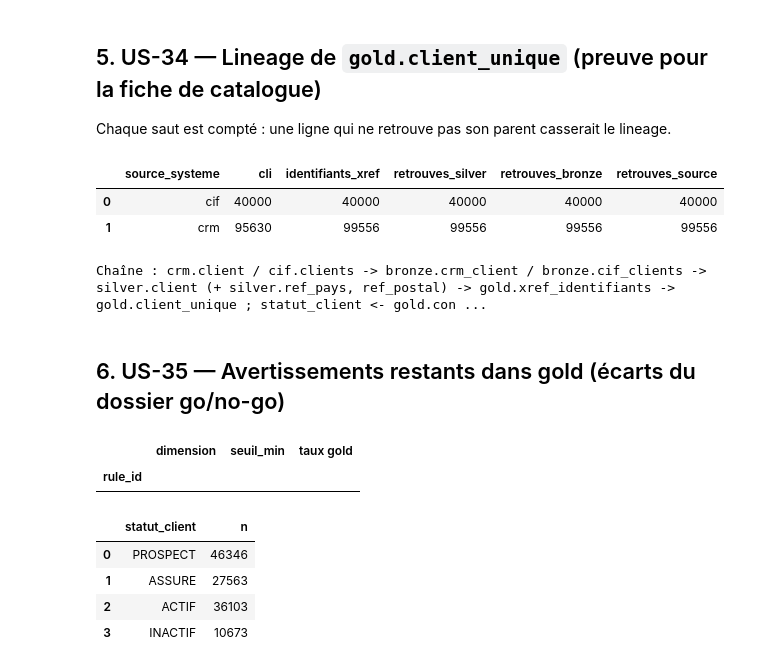
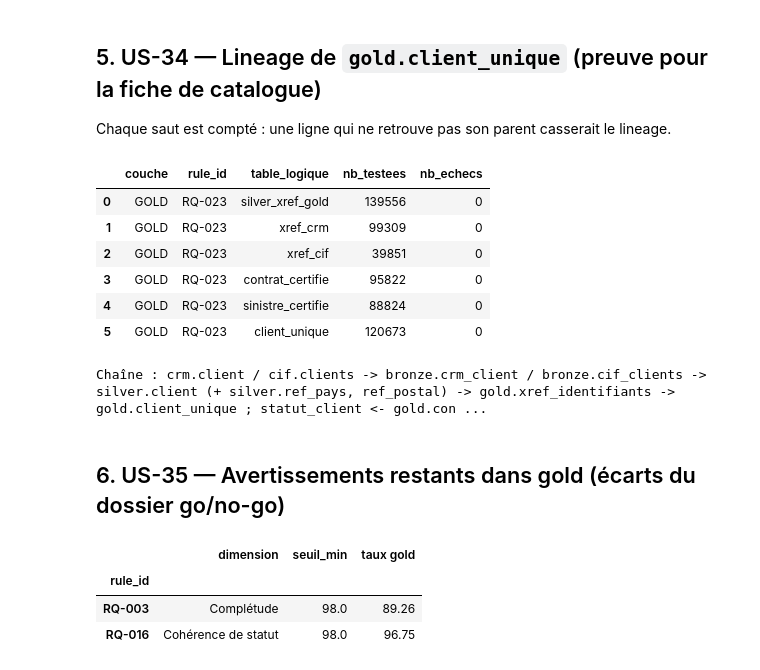
Before and after one commit to ruthabebeneg/td-qualite-g02, a Jupyter notebook: notebooks/S5_data_steward.ipynb, the cells around one changed output. Cells and saved outputs as stored; diff of their text form; code cells hidden in the pictures.

```diff
--- a/notebooks/S5_data_steward.ipynb
+++ b/notebooks/S5_data_steward.ipynb
@@ -23,12 +46,16 @@ print(len(regles), "règles au catalogue | lot", LOT)
 Pour chaque règle : dernière mesure de chaque table, agrégée par couche (lignes testées et échecs additionnés).
 « descend » = le taux baisse d'une couche à la suivante : chaque baisse doit être expliquée (section 2).
 # %%
-h = q("""SELECT h.couche, h.rule_id, h.table_cible, h.nb_testees, h.nb_echecs
-         FROM dq.dq_history h
-         JOIN (SELECT couche, rule_id, table_cible, MAX(mesure_le) m FROM dq.dq_history WHERE batch_id=:lot
-               GROUP BY couche, rule_id, table_cible) d
-           ON d.couche=h.couche AND d.rule_id=h.rule_id AND d.table_cible=h.table_cible AND d.m=h.mesure_le
-         WHERE h.batch_id=:lot""", lot=LOT)
+if BASE_EST_REFERENCE:
+    h = q("""SELECT h.couche, h.rule_id, h.table_cible, h.nb_testees, h.nb_echecs
+             FROM dq.dq_history h
+             JOIN (SELECT couche, rule_id, table_cible, MAX(mesure_le) m FROM dq.dq_history WHERE batch_id=:lot
+                   GROUP BY couche, rule_id, table_cible) d
+               ON d.couche=h.couche AND d.rule_id=h.rule_id AND d.table_cible=h.table_cible AND d.m=h.mesure_le
+             WHERE h.batch_id=:lot""", lot=LOT)
+else:
+    with open(f"{RACINE}/reports/S5_export_steward.json", encoding="utf-8") as f:
+        h = pd.DataFrame(json.load(f)["historique"]["mesures"])[["couche", "rule_id", "table_cible", "nb_testees", "nb_echecs"]]
 # Remesures S5 (table_cible préfixée « S5_ ») prioritaires : pour une règle et une couche remesurées en S5,
 # les mesures plus anciennes ne décrivent plus le gold courant et sont écartées.
 h["s5"] = h.table_cible.str.startswith("S5_")
@@ -249,38 +261,44 @@ Signatures PP sur plusieurs CLI : 48 | CLI concernés : 96
 ## 5. US-34 — Lineage de `gold.client_unique` (preuve pour la fiche de catalogue)
 Chaque saut est compté : une ligne qui ne retrouve pas son parent casserait le lineage.
 # %%
-lin = q("""SELECT x.source_systeme,
-  COUNT(DISTINCT u.cli_id) cli, COUNT(*) identifiants_xref,
-  SUM(s.silver_row_id IS NOT NULL) retrouves_silver,
-  SUM(COALESCE(bc.bronze_row_id, bf.bronze_row_id) IS NOT NULL) retrouves_bronze,
-  SUM(COALESCE(cc.client_id, cf.column0) IS NOT NULL) retrouves_source
-FROM gold.client_unique u
-JOIN gold.xref_identifiants x ON x.cli_id=u.cli_id
-LEFT JOIN silver.client s ON s.silver_row_id=x.silver_row_id
-LEFT JOIN bronze.crm_client bc ON x.source_systeme='crm' AND bc.bronze_row_id=x.bronze_row_id
-LEFT JOIN bronze.cif_clients bf ON x.source_systeme='cif' AND bf.bronze_row_id=x.bronze_row_id
-LEFT JOIN crm.client cc ON x.source_systeme='crm' AND cc.client_id=x.source_id
-LEFT JOIN cif.clients cf ON x.source_systeme='cif' AND cf.column0=x.source_id
-WHERE u._batch_id=:lot GROUP BY x.source_systeme""", lot=LOT)
-display(lin)
+if not BASE_EST_REFERENCE:
+    with open(f"{RACINE}/reports/S5_lineage_gold.json", encoding="utf-8") as f:
+        display(pd.DataFrame(json.load(f))[["couche", "rule_id", "table_logique", "nb_testees", "nb_echecs"]])
+else:
+    lin = q("""SELECT x.source_systeme,
+      COUNT(DISTINCT u.cli_id) cli, COUNT(*) identifiants_xref,
+      SUM(s.silver_row_id IS NOT NULL) retrouves_silver,
+      SUM(COALESCE(bc.bronze_row_id, bf.bronze_row_id) IS NOT NULL) retrouves_bronze,
+      SUM(COALESCE(cc.client_id, cf.column0) IS NOT NULL) retrouves_source
+    FROM gold.client_unique u
+    JOIN gold.xref_identifiants x ON x.cli_id=u.cli_id
+    LEFT JOIN silver.client s ON s.silver_row_id=x.silver_row_id
+    LEFT JOIN bronze.crm_client bc ON x.source_systeme='crm' AND bc.bronze_row_id=x.bronze_row_id
+    LEFT JOIN bronze.cif_clients bf ON x.source_systeme='cif' AND bf.bronze_row_id=x.bronze_row_id
+    LEFT JOIN crm.client cc ON x.source_systeme='crm' AND cc.client_id=x.source_id
+    LEFT JOIN cif.clients cf ON x.source_systeme='cif' AND cf.column0=x.source_id
+    WHERE u._batch_id=:lot GROUP BY x.source_systeme""", lot=LOT)
+    display(lin)
 print("Chaîne : crm.client / cif.clients -> bronze.crm_client / bronze.cif_clients -> silver.client (+ silver.ref_pays, ref_postal)"
       " -> gold.xref_identifiants -> gold.client_unique ; statut_client <- gold.contrat_certifie <- silver.contrat <- bronze.crm_contrat <- crm.contrat")
 # %% [output]
-|  | source_systeme | cli | identifiants_xref | retrouves_silver | retrouves_bronze | retrouves_source |
-| 0 | cif | 40000 | 40000 | 40000 | 40000 | 40000 |
-| 1 | crm | 95630 | 99556 | 99556 | 99556 | 99556 |
+|  | couche | rule_id | table_logique | nb_testees | nb_echecs |
+| 0 | GOLD | RQ-023 | silver_xref_gold | 139556 | 0 |
+| 1 | GOLD | RQ-023 | xref_crm | 99309 | 0 |
+| 2 | GOLD | RQ-023 | xref_cif | 39851 | 0 |
+| 3 | GOLD | RQ-023 | contrat_certifie | 95822 | 0 |
+| 4 | GOLD | RQ-023 | sinistre_certifie | 88824 | 0 |
+| 5 | GOLD | RQ-023 | client_unique | 120673 | 0 |
 Chaîne : crm.client / cif.clients -> bronze.crm_client / bronze.cif_clients -> silver.client (+ silver.ref_pays, ref_postal) -> gold.xref_identifiants -> gold.client_unique ; statut_client <- gold.con ...
 # %% [markdown]
 ## 6. US-35 — Avertissements restants dans gold (écarts du dossier go/no-go)
 # %%
 av = hist[(hist.severite == "AVERTISSEMENT") & hist.GOLD.notna() & (hist.GOLD < hist.seuil_min)]
 display(av[["dimension", "seuil_min", "GOLD"]].rename(columns={"GOLD": "taux gold"}))
-display(q("SELECT statut_client, COUNT(*) n FROM gold.client_unique WHERE _batch_id=:lot GROUP BY statut_client", lot=LOT))
+if BASE_EST_REFERENCE:
+    display(q("SELECT statut_client, COUNT(*) n FROM gold.client_unique WHERE _batch_id=:lot GROUP BY statut_client", lot=LOT))
 # %% [output]
 |  | dimension | seuil_min | taux gold |
 | rule_id |  |  |  |
+| RQ-003 | Complétude | 98.0 | 89.26 |
+| RQ-016 | Cohérence de statut | 98.0 | 96.75 |
-|  | statut_client | n |
-| 0 | PROSPECT | 46346 |
-| 1 | ASSURE | 27563 |
-| 2 | ACTIF | 36103 |
-| 3 | INACTIF | 10673 |
```
Also changed, not shown: parts of 9 cells of this notebook, 1 other file.
